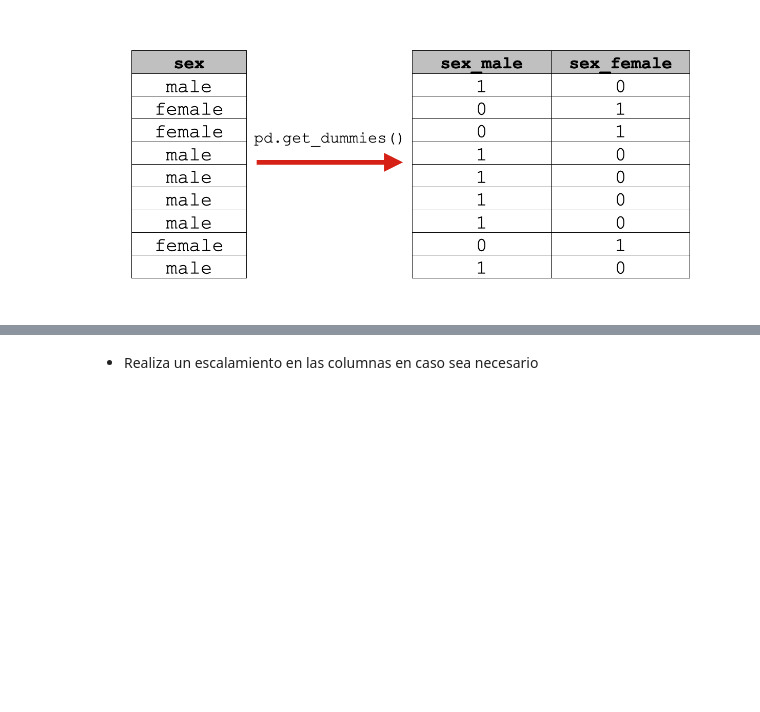
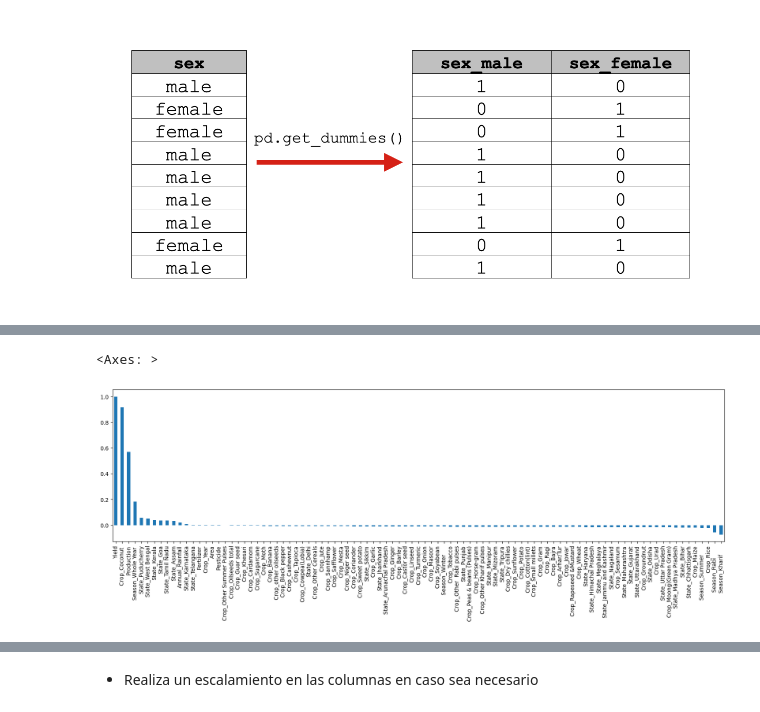
Before and after one commit to Ricardomanuel1/Maestr-a_Ciencia_de_Datos, a Jupyter notebook: MACHINE LEARNING Y DEEP LEARNING/TareaRegresionClasificacion.ipynb, the cells around one changed output, grey strips where cells are left out. Cells and saved outputs as stored; diff of their text form; code cells hidden in the pictures; blank space fills up the shorter version.

```diff
--- a/MACHINE LEARNING Y DEEP LEARNING/TareaRegresionClasificacion.ipynb
+++ b/MACHINE LEARNING Y DEEP LEARNING/TareaRegresionClasificacion.ipynb
@@ -42,3 +53,7 @@ https://drive.google.com/file/d/1k-xuuDizjLX4WJGOas-of52DEj2aoLyv/view?usp=shari
+# %%
+ruta='/content/drive/MyDrive/MAESTRIA CIENCIA DE DATOS UCSP/MACHINE LEARNING Y DEEP LEARNING/crop_yield.csv'
+# %%
+df = pd.read_csv(ruta)
 # %% [markdown]
 ### ***3. Análisis de datos exploratorios (EDA):***
 
@@ -70,0 +223,6 @@ df1.shape
+# %%
+plt.figure(figsize=(16,10))
+df1.corr()['Yield'].sort_values(ascending=False).plot(kind='bar', figsize=(20,5))
+# %% [output]
+<Axes: >
+[figure, added]
```
Also changed, not shown: parts of 48 cells of this notebook.
